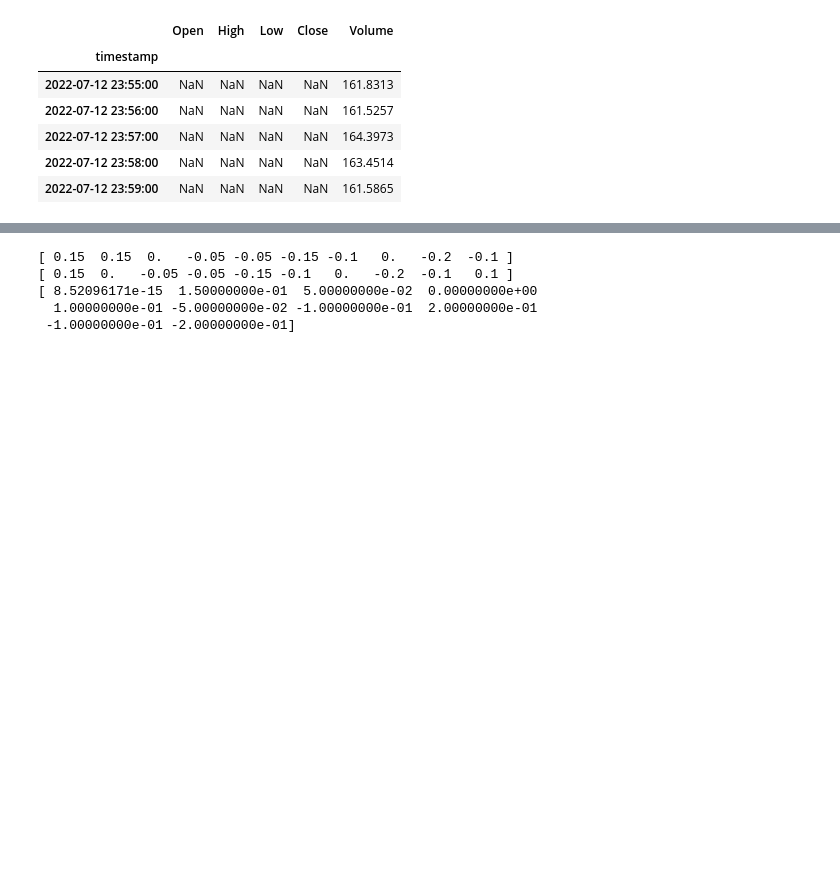
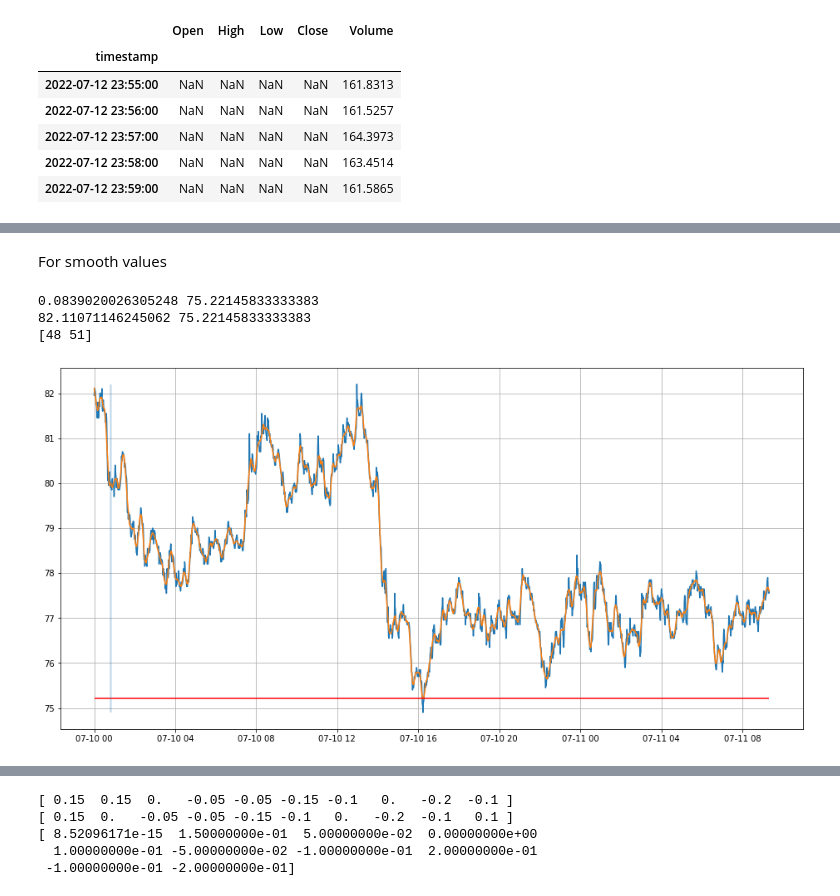
Before and after one commit to oskrivon/levelAnalyser, a Jupyter notebook: graph_display.ipynb, the cells around one changed output, grey strips where cells are left out. Cells and saved outputs as stored; diff of their text form; code cells hidden in the pictures; blank space fills up the shorter version.

```diff
--- a/graph_display.ipynb
+++ b/graph_display.ipynb
@@ -140,3 +143,61 @@ dtype: int64
+# %% [markdown]
+For smooth values
+# %%
+plt.figure(figsize=(16, 8))
+plt.grid()
+
+new_prices = minutly_price[:2000]
+new_prices = new_prices.fillna(method="ffill")
+#print(new_prices.isnull().sum())
+p = np.array(new_prices['High'])
+t = np.array(new_prices.index)
+p_smooth = savgol_filter(p, 20, 3)
+
+plt.plot(t, p)
+plt.plot(t, p_smooth)
+
+val_max = []
+val_min = []
+indexes_max = []
+indexes_min = []
+
+for i in range(1, len(p_smooth)-1):
+    if p_smooth[i] > p_smooth[i-1]:
+        if p_smooth[i] > p_smooth[i+1]:
+            val_max.append(p_smooth[i])
+            indexes_max.append(i)
+
+for i in range(0, len(p_smooth)-1):
+    if p_smooth[i] < p_smooth[i-1]:
+        if p_smooth[i] < p_smooth[i+1]:
+            val_min.append(p_smooth[i])
+            indexes_min.append(i)
+
+a = np.where(dpdt == 0)
+
+min_abs = np.min(val_min)
+
+th = 0.05
+diff_percent = (np.max(p_smooth) - np.min(p_smooth))/np.max(p_smooth)
+
+print(diff_percent, min_abs)
+
+b = np.where(val_min < diff_percent * th * np.mean(p_smooth) + min_abs)
+
+print(np.max(p_smooth), np.min(p_smooth))
+
+if len(b[0]) >= 2:
+    plt.hlines(min_abs, t.min(), t.max(), color = 'r')
+    plt.vlines(t[b], p.min(), p.max(), alpha=0.2)
+else:
+    print("no support")
+
+print(b[0])
+# %% [output]
+0.0839020026305248 75.22145833333383
+82.11071146245062 75.22145833333383
+[48 51]
+[figure, added]
 # %%
 limit = 0.1
 plt.figure(figsize=(16, 8))
```
Also changed, not shown: parts of 3 cells of this notebook, 1 other file.
